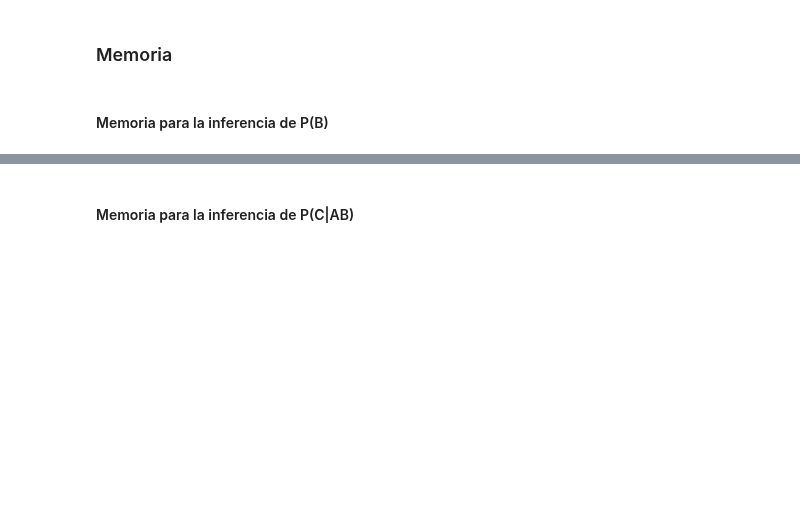
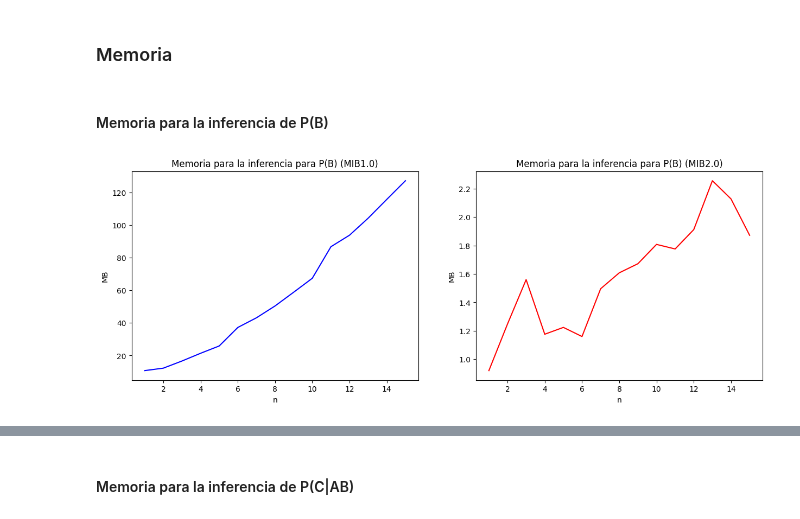
Before and after one commit to robertorys/Tesis, a Jupyter notebook: Test_mib_v2_3_1.ipynb, the cells around one changed output, grey strips where cells are left out. Drawn from its saved outputs; the diff is of its cells as text; code cells hidden in the pictures; blank space fills up the shorter version.

```diff
--- a/Test_mib_v2_3_1.ipynb
+++ b/Test_mib_v2_3_1.ipynb
@@ -248,21 +271,23 @@ plt.show()
 #### Memoria para la inferencia de P(B)
 # %%
 fig, ax = plt.subplots(1, 2)
-# fig.set_size_inches(15,5)
+fig.set_size_inches(15,5)
 # MIB_1.0
-ax[0].plot(xn, memoryM1, color='b',label = 'MIB_1.0')
+ax[0].plot(xn, [m/1000 for m in memoryM1], color='b',label = 'MIB_1.0')
 ax[0].set_title("Memoria para la inferencia para P(B) (MIB1.0)")
 ax[0].set_xlabel("n")
 ax[0].set_ylabel("MB")
 
 # MIB_2.0
-ax[1].plot(xn, memoryM, color='r',label = 'MIB_2.0')
+ax[1].plot(xn, [m/1000 for m in memoryM], color='r',label = 'MIB_2.0')
 ax[1].set_title("Memoria para la inferencia para P(B) (MIB2.0)")
 ax[1].set_xlabel("n")
 ax[1].set_ylabel("MB")
 
 # Mostrar las gráficas
 plt.show()
+# %% [output]
+[figure, added]
 # %%
 fig, ax = plt.subplots()
 
```
Also changed, not shown: parts of 12 cells of this notebook, 11 other files.
